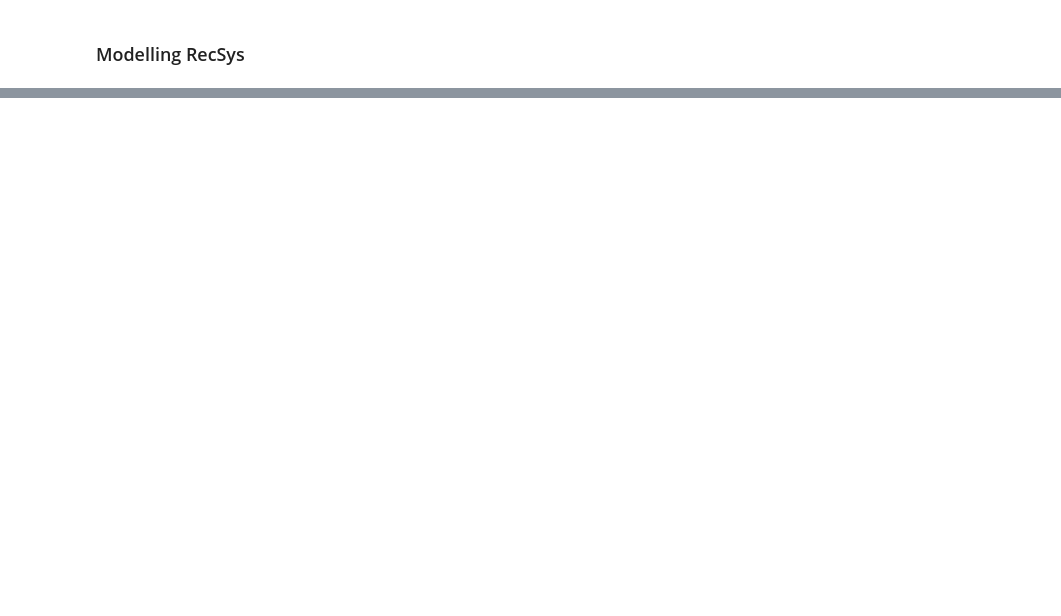
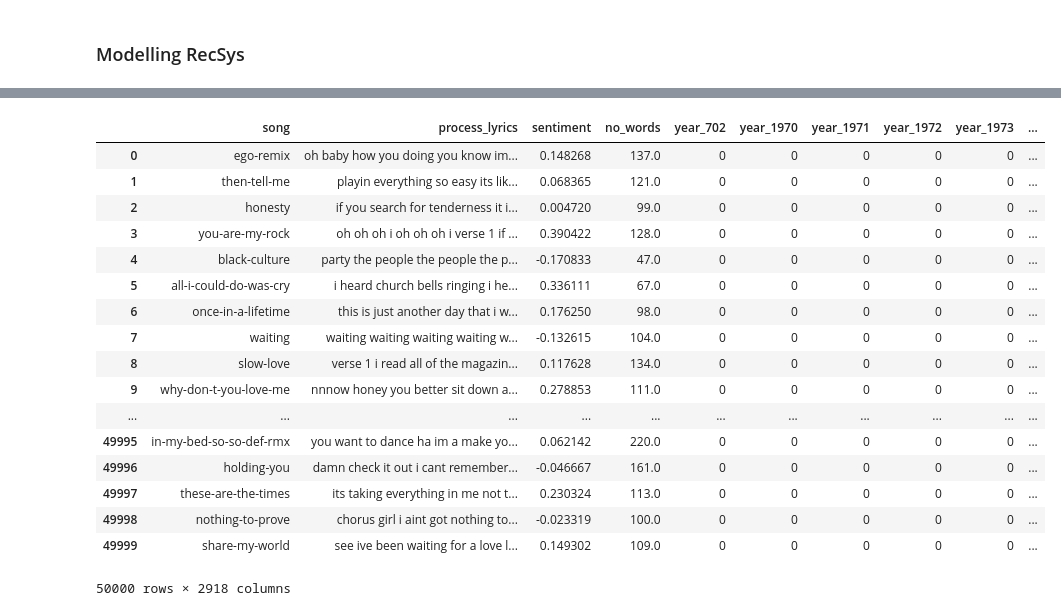
Before and after one commit to sushil79g/60daysUdacity, a Jupyter notebook: PROJECT: song_reco/songRECO.ipynb, the cells around one changed output, grey strips where cells are left out. Drawn from its saved outputs; the diff is of its cells as text; code cells hidden in the pictures; blank space fills up the shorter version.

```diff
--- a/PROJECT: song_reco/songRECO.ipynb
+++ b/PROJECT: song_reco/songRECO.ipynb
@@ -375,0 +354,21 @@ NameError: ignored
+# %%
+abc
+# %% [output]
+|  | song | process_lyrics | sentiment | no_words | year_702 | year_1970 | year_1971 | year_1972 | year_1973 | ... |
+| 0 | ego-remix | oh baby how you doing you know im... | 0.148268 | 137.0 | 0 | 0 | 0 | 0 | 0 | ... |
+| 1 | then-tell-me | playin everything so easy its lik... | 0.068365 | 121.0 | 0 | 0 | 0 | 0 | 0 | ... |
+| 2 | honesty | if you search for tenderness it i... | 0.004720 | 99.0 | 0 | 0 | 0 | 0 | 0 | ... |
+| 3 | you-are-my-rock | oh oh oh i oh oh oh i verse 1 if ... | 0.390422 | 128.0 | 0 | 0 | 0 | 0 | 0 | ... |
+| 4 | black-culture | party the people the people the p... | -0.170833 | 47.0 | 0 | 0 | 0 | 0 | 0 | ... |
+| 5 | all-i-could-do-was-cry | i heard church bells ringing i he... | 0.336111 | 67.0 | 0 | 0 | 0 | 0 | 0 | ... |
+| 6 | once-in-a-lifetime | this is just another day that i w... | 0.176250 | 98.0 | 0 | 0 | 0 | 0 | 0 | ... |
+| 7 | waiting | waiting waiting waiting waiting w... | -0.132615 | 104.0 | 0 | 0 | 0 | 0 | 0 | ... |
+| 8 | slow-love | verse 1 i read all of the magazin... | 0.117628 | 134.0 | 0 | 0 | 0 | 0 | 0 | ... |
+| 9 | why-don-t-you-love-me | nnnow honey you better sit down a... | 0.278853 | 111.0 | 0 | 0 | 0 | 0 | 0 | ... |
+| ... | ... | ... | ... | ... | ... | ... | ... | ... | ... | ... |
+| 49995 | in-my-bed-so-so-def-rmx | you want to dance ha im a make yo... | 0.062142 | 220.0 | 0 | 0 | 0 | 0 | 0 | ... |
+| 49996 | holding-you | damn check it out i cant remember... | -0.046667 | 161.0 | 0 | 0 | 0 | 0 | 0 | ... |
+| 49997 | these-are-the-times | its taking everything in me not t... | 0.230324 | 113.0 | 0 | 0 | 0 | 0 | 0 | ... |
+| 49998 | nothing-to-prove | chorus girl i aint got nothing to... | -0.023319 | 100.0 | 0 | 0 | 0 | 0 | 0 | ... |
+| 49999 | share-my-world | see ive been waiting for a love l... | 0.149302 | 109.0 | 0 | 0 | 0 | 0 | 0 | ... |
+50000 rows × 2918 columns
```
Also changed, not shown: parts of 18 cells of this notebook.
